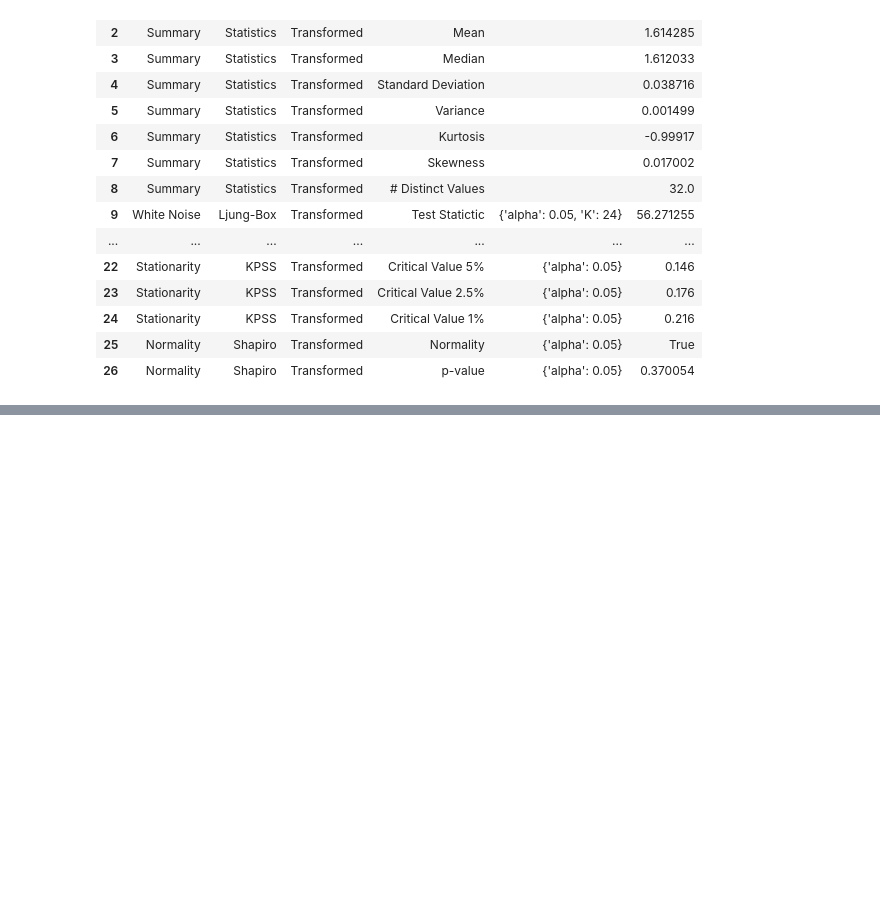
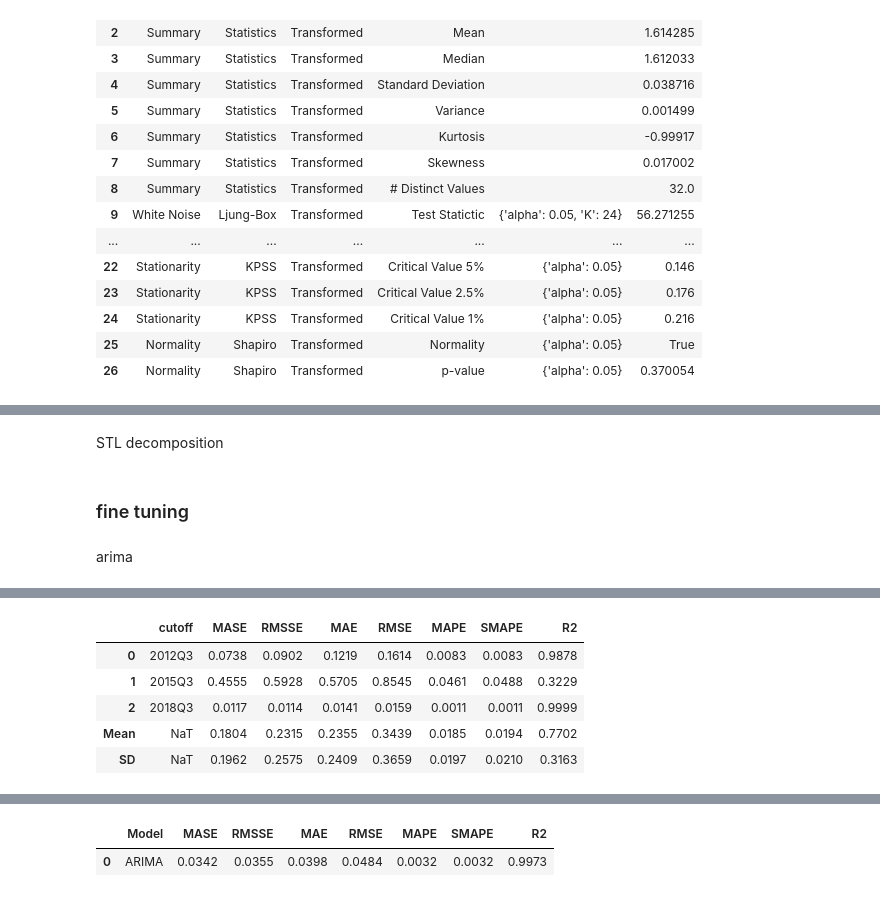
Before and after one commit to imajirzl/thesis-unemployment-rate, a Jupyter notebook: analysis/youth_tuning.ipynb, the cells around one changed output, grey strips where cells are left out. Drawn from its saved outputs; the diff is of its cells as text; code cells hidden in the pictures; blank space fills up the shorter version.

Commit message:
added forecasts plot and fine tuning

```diff
--- a/analysis/youth_tuning.ipynb
+++ b/analysis/youth_tuning.ipynb
@@ -102,5 +117,16 @@ exp.plot_model(
     data_kwargs={"lags_list": [[1], [1, 2]], "acf": True, "pacf": True, "periodogram": True},
     fig_kwargs={"height": 800, "width": 1500}
 )
+# %% [markdown]
+STL decomposition
 # %%
 exp.plot_model(plot="decomp_stl", fig_kwargs={"height": 500})
+# %% [markdown]
+### fine tuning
+# %% [markdown]
+arima
+# %%
+arima = exp.create_model('arima')
+y_predict_arima = exp.predict_model(arima)
+exp.plot_model(estimator=arima)
+# %% [output]
@@ -106,0 +134,6 @@ exp.plot_model(plot="decomp_stl", fig_kwargs={"height": 500})
+|  | cutoff | MASE | RMSSE | MAE | RMSE | MAPE | SMAPE | R2 |
+| 0 | 2012Q3 | 0.0738 | 0.0902 | 0.1219 | 0.1614 | 0.0083 | 0.0083 | 0.9878 |
+| 1 | 2015Q3 | 0.4555 | 0.5928 | 0.5705 | 0.8545 | 0.0461 | 0.0488 | 0.3229 |
+| 2 | 2018Q3 | 0.0117 | 0.0114 | 0.0141 | 0.0159 | 0.0011 | 0.0011 | 0.9999 |
+| Mean | NaT | 0.1804 | 0.2315 | 0.2355 | 0.3439 | 0.0185 | 0.0194 | 0.7702 |
+| SD | NaT | 0.1962 | 0.2575 | 0.2409 | 0.3659 | 0.0197 | 0.0210 | 0.3163 |
@@ -106,0 +141,2 @@ exp.plot_model(plot="decomp_stl", fig_kwargs={"height": 500})
+|  | Model | MASE | RMSSE | MAE | RMSE | MAPE | SMAPE | R2 |
+| 0 | ARIMA | 0.0342 | 0.0355 | 0.0398 | 0.0484 | 0.0032 | 0.0032 | 0.9973 |
```
Also changed, not shown: parts of 19 cells of this notebook.
